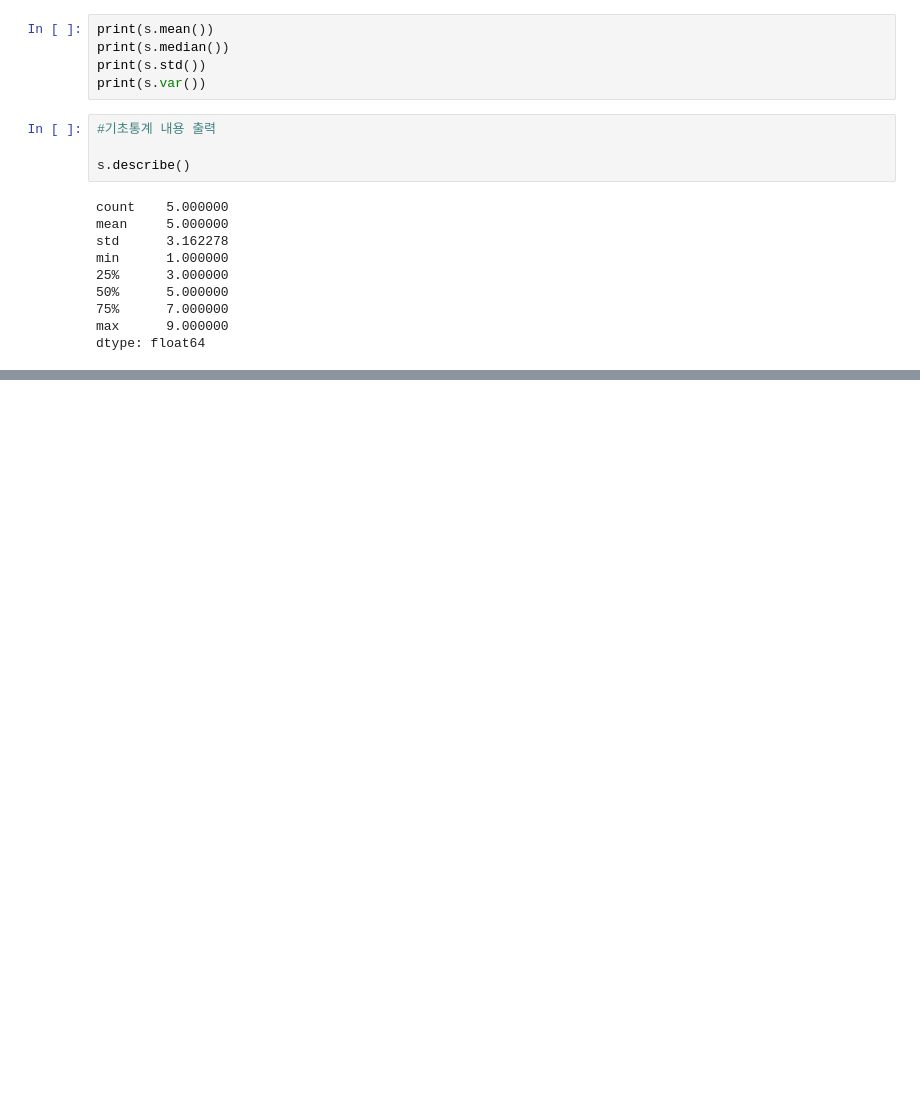
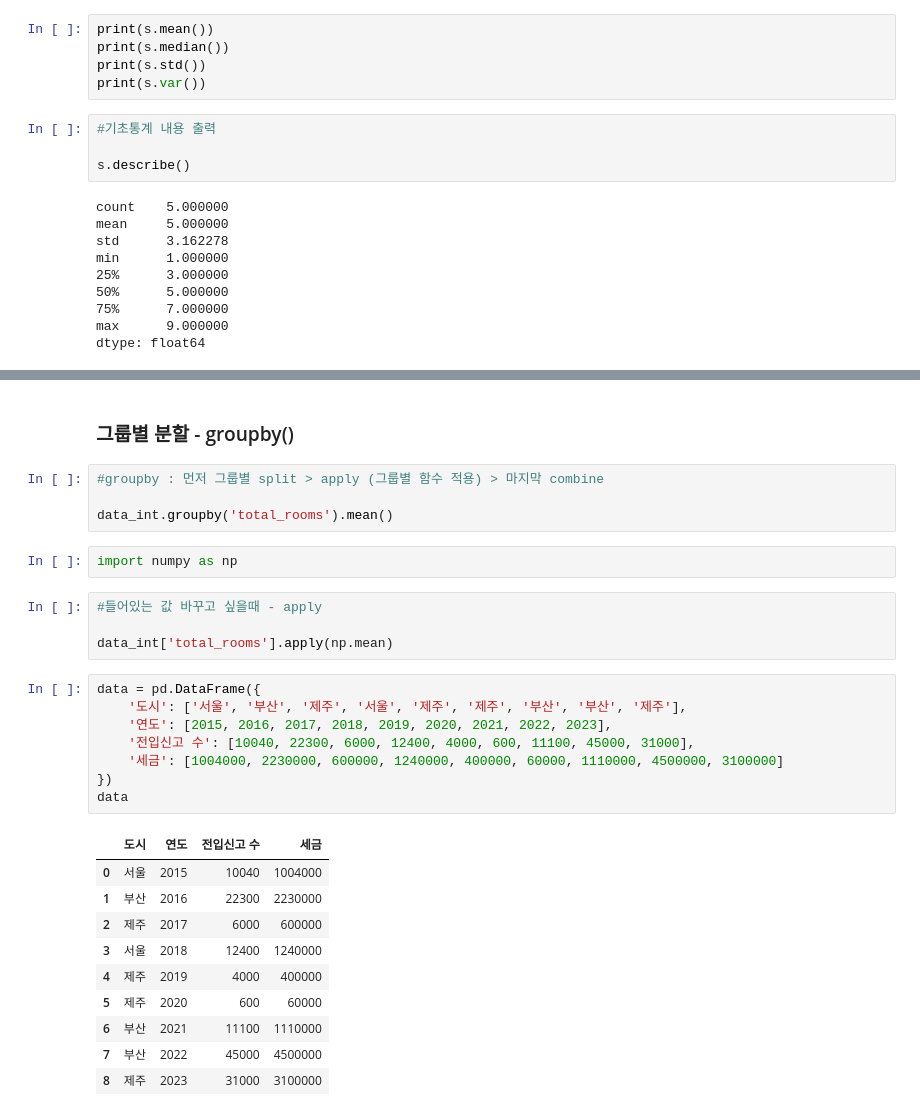
Before and after one commit to kyurie44/DA_school, a Jupyter notebook: 데이터전처리_Numpy,_Pandas.ipynb, the cells around one changed output, grey strips where cells are left out. Cells and saved outputs as stored; diff of their text form; blank space fills up the shorter version.

```diff
--- a/데이터전처리_Numpy,_Pandas.ipynb
+++ b/데이터전처리_Numpy,_Pandas.ipynb
@@ -984,0 +1229,31 @@ dtype: float64
+# %% [markdown]
+### 그룹별 분할 - groupby()
+# %%
+#groupby : 먼저 그룹별 split > apply (그룹별 함수 적용) > 마지막 combine
+
+data_int.groupby('total_rooms').mean()
+# %%
+import numpy as np
+# %%
+#들어있는 값 바꾸고 싶을때 - apply
+
+data_int['total_rooms'].apply(np.mean)
+# %%
+data = pd.DataFrame({
+    '도시': ['서울', '부산', '제주', '서울', '제주', '제주', '부산', '부산', '제주'],
+    '연도': [2015, 2016, 2017, 2018, 2019, 2020, 2021, 2022, 2023],
+    '전입신고 수': [10040, 22300, 6000, 12400, 4000, 600, 11100, 45000, 31000],
+    '세금': [1004000, 2230000, 600000, 1240000, 400000, 60000, 1110000, 4500000, 3100000]
+})
+data
+# %% [output]
+|  | 도시 | 연도 | 전입신고 수 | 세금 |
+| 0 | 서울 | 2015 | 10040 | 1004000 |
+| 1 | 부산 | 2016 | 22300 | 2230000 |
+| 2 | 제주 | 2017 | 6000 | 600000 |
+| 3 | 서울 | 2018 | 12400 | 1240000 |
+| 4 | 제주 | 2019 | 4000 | 400000 |
+| 5 | 제주 | 2020 | 600 | 60000 |
+| 6 | 부산 | 2021 | 11100 | 1110000 |
+| 7 | 부산 | 2022 | 45000 | 4500000 |
+| 8 | 제주 | 2023 | 31000 | 3100000 |
```
Also changed, not shown: parts of 71 cells of this notebook.
